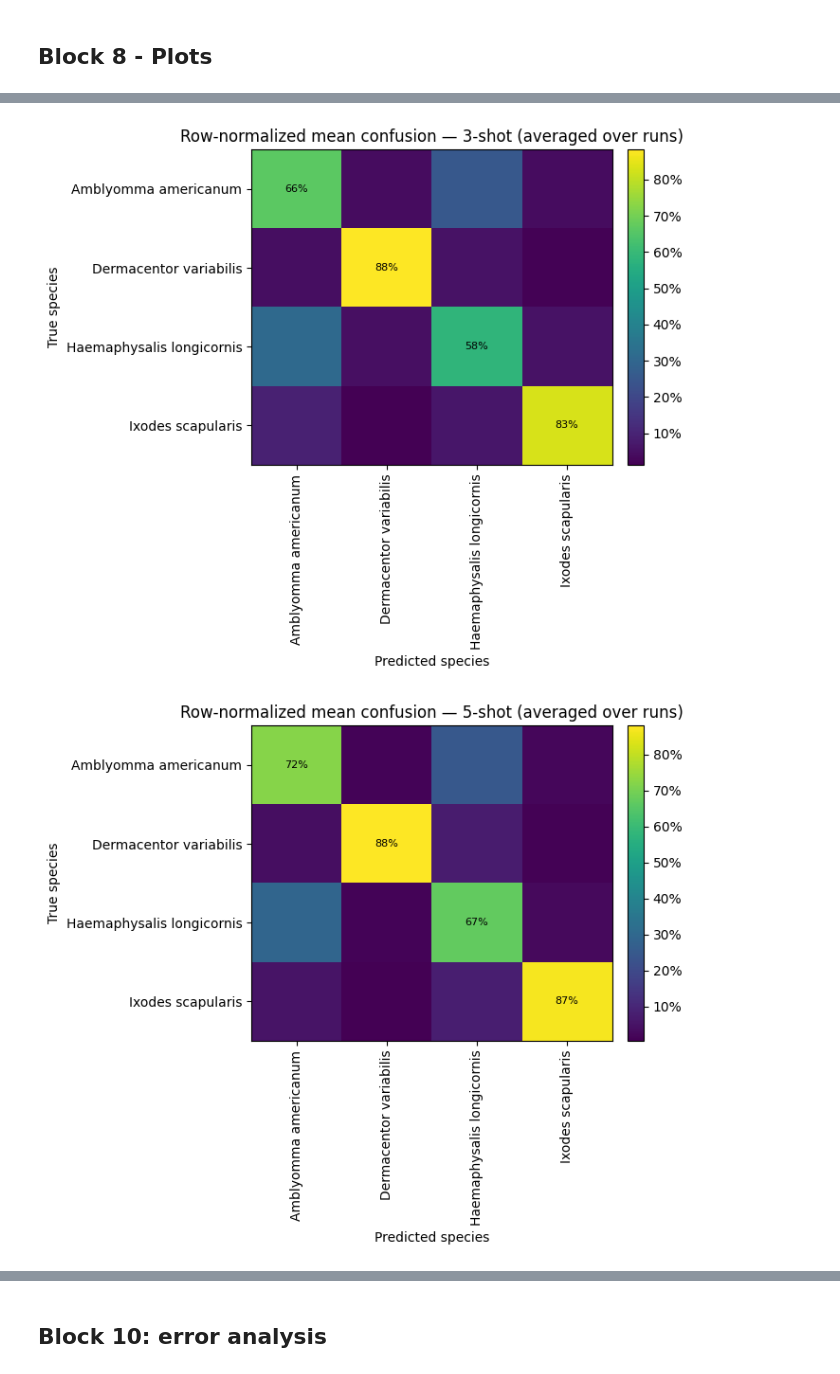
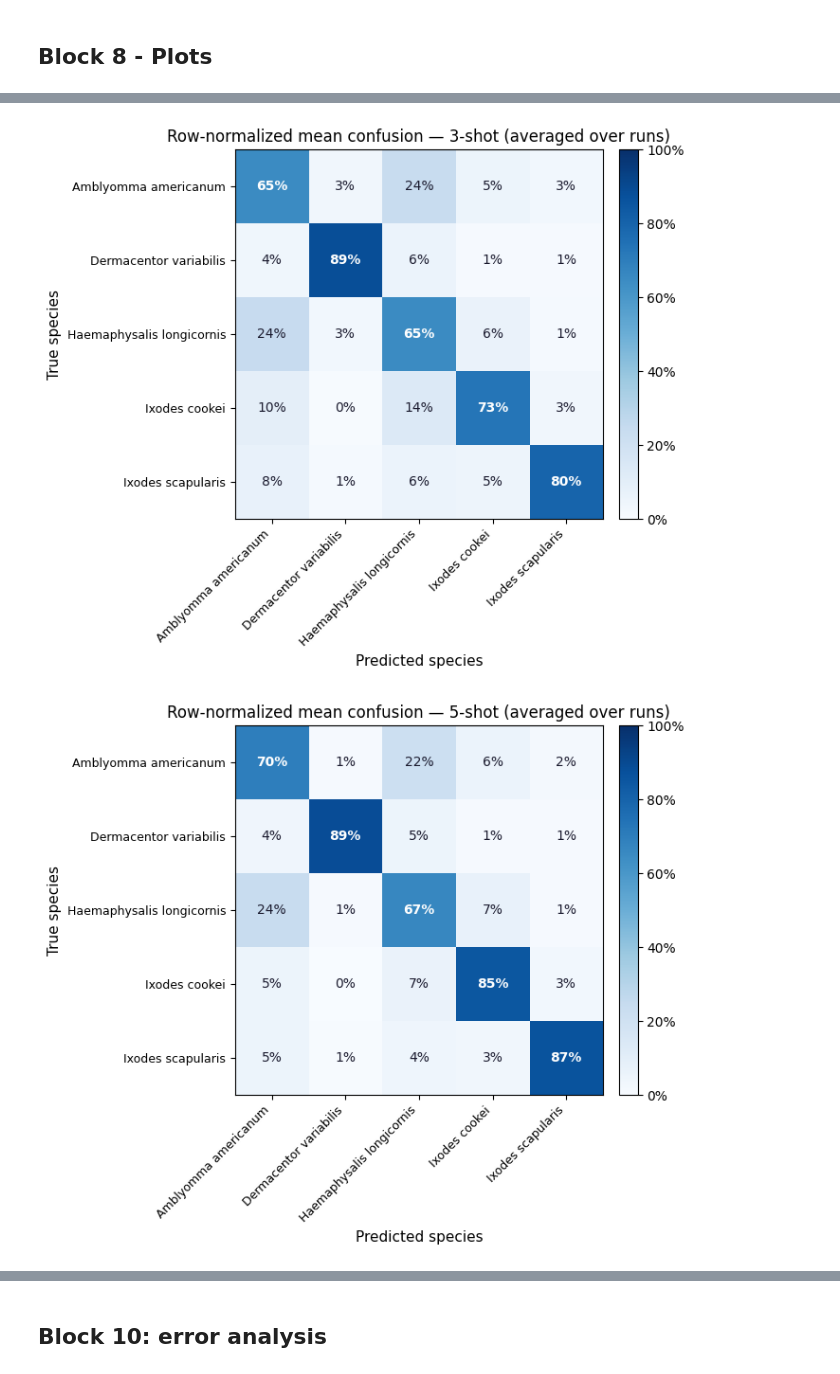
Before and after one commit to jjivandas/tick_classification_project, a Jupyter notebook: notebooks/03_finetuning_svm_new.ipynb, the cells around one changed output, grey strips where cells are left out. Drawn from its saved outputs; the diff is of its cells as text; code cells hidden in the pictures.

```diff
--- a/notebooks/03_finetuning_svm_new.ipynb
+++ b/notebooks/03_finetuning_svm_new.ipynb
@@ -35,11 +35,11 @@ CLASS_NAMES = paths['processed_dir'] / 'class_names_no_ixodes.json'   # species
 DATA        = paths['processed_dir'] / 'final_data_no_ixodes.json'    # records: image_path, true_label, sample_id, view
 
 # ---- experiment knobs (global conventions we agreed) ----
-SHOTS      = [1, 3, 5, 10, 25]   # K values to sweep
+SHOTS      = [1, 3, 5, 10, 20]   # K values to sweep
 RUNS       = 100             # number of Monte Carlo runs per shots level
 BASE_SEED  = 42              # base for deterministic seed derivation
 BAND       = "sd"            # "sd"
-MIN_TOTAL  = 30              # species must have >=30 individuals
+MIN_TOTAL  = 25              # species must have >=30 individuals
 
 # ---- results locations ----
 # Base results directory from config
@@ -892,5 +1092,6 @@ for page in range(num_pages):
 # %%
 # === Block 9A — Row-normalized mean confusion per K (averaged over runs) ===
+# Uses Tableau-style blue gradient for readability
 import numpy as np
 import pandas as pd
 import matplotlib.pyplot as plt
@@ -901,35 +1102,28 @@ def mean_rownorm_confusion_for_K(df, K, class_order=None):
     For a given shots K:
       - builds confusion per run (rows=true species)
       - row-normalizes each run's confusion
-      - averages row-normalized matrices over runs (species with no test rows in a run are skipped for that row's average)
-    Returns:
-      classes (list), mean_conf (n_classes x n_classes), counts_per_row (how many runs contributed per row)
+      - averages row-normalized matrices over runs
     """
     dK = df[df["shots"] == K].copy()
     if class_order is None:
         classes = sorted(pd.unique(dK["species_true"]))
     else:
-        # keep only classes that actually appear at K (in case some drop out)
         classes = [c for c in class_order if c in set(dK["species_true"])]
     n = len(classes)
     if n == 0:
         raise ValueError(f"No classes present at K={K}.")
 
-    # Accumulators
     mean_conf = np.zeros((n, n), dtype=float)
-    row_counts = np.zeros(n, dtype=int)  # how many runs had nonzero test for that row
+    row_counts = np.zeros(n, dtype=int)
 
     for run_id, dKr in dK.groupby("run_id"):
-        # confusion counts for this run
         ct = pd.crosstab(
             pd.Series(dKr["species_true"], name="true"),
             pd.Series(dKr["species_pred"], name="pred")
         )
-        # align to full grid
         ct = ct.reindex(index=classes, columns=classes, fill_value=0)
         m = ct.to_numpy().astype(float)
 
-        # row-normalize (skip rows with zero)
         row_sums = m.sum(axis=1, keepdims=True)
         nonzero_rows = (row_sums[:, 0] > 0)
         if not np.any(nonzero_rows):
@@ -940,7 +1134,6 @@ def mean_rownorm_confusion_for_K(df, K, class_order=None):
         mean_conf[nonzero_rows] += m_norm[nonzero_rows]
         row_counts[nonzero_rows] += 1
 
-    # finalize mean: divide each row by number of contributing runs
     for i in range(n):
         if row_counts[i] > 0:
             mean_conf[i] /= row_counts[i]
@@ -949,27 +1142,31 @@ def mean_rownorm_confusion_for_K(df, K, class_order=None):
 
 def plot_mean_confusion(K, classes, mean_conf, counts_per_row, outpath):
     n = len(classes)
-    fig_h = max(6, 0.45 * n)
-    fig_w = max(7, 0.6 * n)
+    fig_h = max(6, 0.55 * n)
+    fig_w = max(7, 0.7 * n)
     fig, ax = plt.subplots(figsize=(fig_w, fig_h))
-    im = ax.imshow(mean_conf, aspect="auto")  # default colormap; normalized 0..1
 
-    # axes + labels
+    im = ax.imshow(mean_conf, aspect="auto", cmap="Blues", vmin=0, vmax=1)
+
     ax.set_xticks(range(n)); ax.set_yticks(range(n))
-    ax.set_xticklabels(classes, rotation=90)
-    ax.set_yticklabels(classes)
-    ax.set_xlabel("Predicted species")
-    ax.set_ylabel("True species")
-    ax.set_title(f"Row-normalized mean confusion — {K}-shot (averaged over runs)")
+    ax.set_xticklabels(classes, rotation=45, ha="right", fontsize=9)
+    ax.set_yticklabels(classes, fontsize=9)
+    ax.set_xlabel("Predicted species", fontsize=11)
+    ax.set_ylabel("True species", fontsize=11)
+    ax.set_title(f"Row-normalized mean confusion — {K}-shot (averaged over runs)", fontsize=12)
 
-    # colorbar in percentage
     cbar = plt.colorbar(im, ax=ax, fraction=0.046, pad=0.04)
     cbar.ax.yaxis.set_major_formatter(PercentFormatter(1.0))
 
-    # annotate diagonal (optional): show mean recall per species
+    # Annotate ALL cells with percentages — adaptive text color for readability
     for i in range(n):
-        ax.text(i, i, f"{mean_conf[i, i]*100:.0f}%",
-                ha="center", va="center", fontsize=8, color="black")
+        for j in range(n):
+            val = mean_conf[i, j]
+            text_color = "white" if val > 0.5 else "#1a1a2e"
+            fontweight = "bold" if i == j else "normal"
+            ax.text(j, i, f"{val*100:.0f}%",
+                    ha="center", va="center", fontsize=10,
+                    color=text_color, fontweight=fontweight)
 
     plt.tight_layout()
 
@@ -979,7 +1176,7 @@ def plot_mean_confusion(K, classes, mean_conf, counts_per_row, outpath):
         print(f"[PLOT] saved {outpath}")
     plt.show()
 
-# Choose K values you want to present (e.g., all from SHOTS)
+# Generate confusion matrices for all shot levels
 for K in SHOTS:
     classes, M, counts = mean_rownorm_confusion_for_K(df, K, class_order=CLASS_ORDER)
     plot_mean_confusion(K, classes, M, counts, PLOTS_DIR / f"confusion_mean_rownorm_K{K:02d}.png")
@@ -988,2 +1185,2 @@ for K in SHOTS:
-[figure, old version]
+[figure, new version]
-[figure, old version]
+[figure, new version]
```
Also changed, not shown: parts of 13 cells of this notebook, 53 other files.
